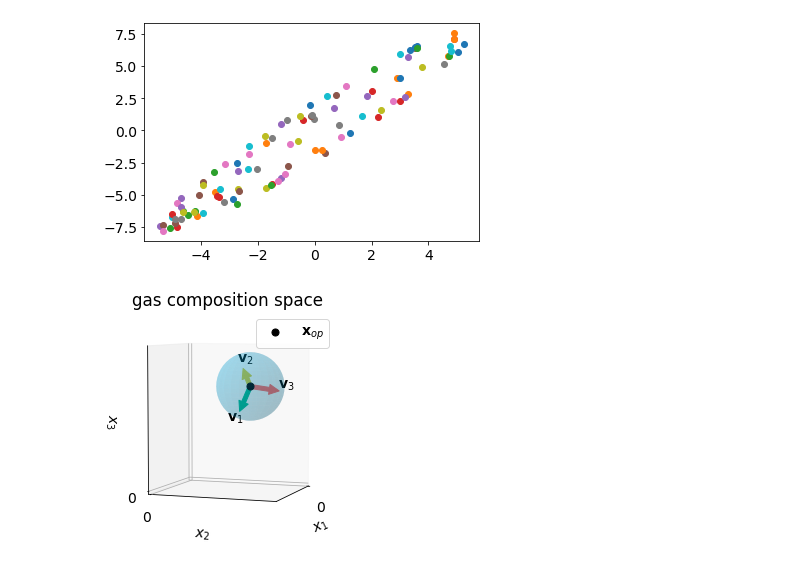
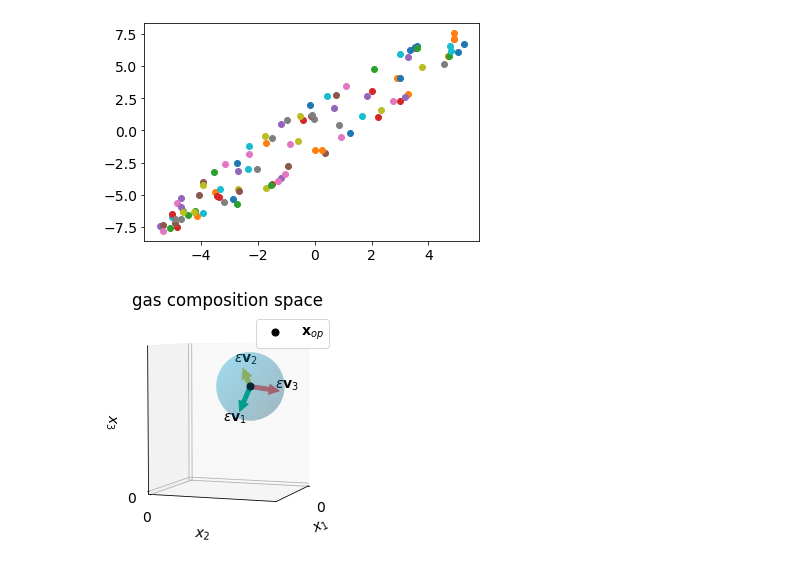
Before and after one commit to SimonEnsemble/unresponsive_directions_in_sensors, a Jupyter notebook: toy_mapping.ipynb, the cells around one changed output. Cells and saved outputs as stored; diff of their text form; code cells hidden in the pictures.

```diff
--- a/toy_mapping.ipynb
+++ b/toy_mapping.ipynb
@@ -165,33 +165,33 @@ ax.set(xlabel="$x_1$", ylabel="$x_2$", zlabel="$x_3$",
        title="gas composition space")
 
 ax.scatter(x_op[0], x_op[1], x_op[2], color="k", s=50, label="$\mathbf{x}_{op}$")
-v_labels = ["$\mathbf{v}_1$", "$\mathbf{v}_2$", "$\mathbf{v}_3$"]
+v_labels = ["$\epsilon \mathbf{v}_1$", "$\epsilon\mathbf{v}_2$", "$\epsilon\mathbf{v}_3$"]
 v_label_stretches = [-0.02, 0.02, 0.02]
 for (i, v) in enumerate([v1, v2, v3]):
     color = "k"
     if i == 0:
         color = cool_colors["green"]
     if i == 1:
         color = cool_colors["yellow"]
     if i == 2:
         color = cool_colors["red"]
     ax.arrow3D(x_op[0], x_op[1], x_op[2],
                r*v[0], r*v[1], r*v[2],
                v_labels[i],
                v_label_stretches[i],
                mutation_scale=20,
                ec=color,
                fc=color)
 # https://github.com/matplotlib/matplotlib/issues/17172
 
 ax.set_xlim(xmin=0)
 ax.set_ylim(ymin=0)
 ax.set_zlim(zmin=0)
 ax.set_box_aspect([ub - lb for lb, ub in (getattr(ax, f'get_{a}lim')() for a in 'xyz')])
 
 ax.legend()
 ax.view_init(elev=5., azim=20)
 plt.savefig("toy_composition_space.pdf", format="pdf", bbox_inches='tight')
 plt.show()
 # %% [output]
-[figure, old version]
+[figure, new version]
```
Also changed, not shown: parts of 1 cell of this notebook.
